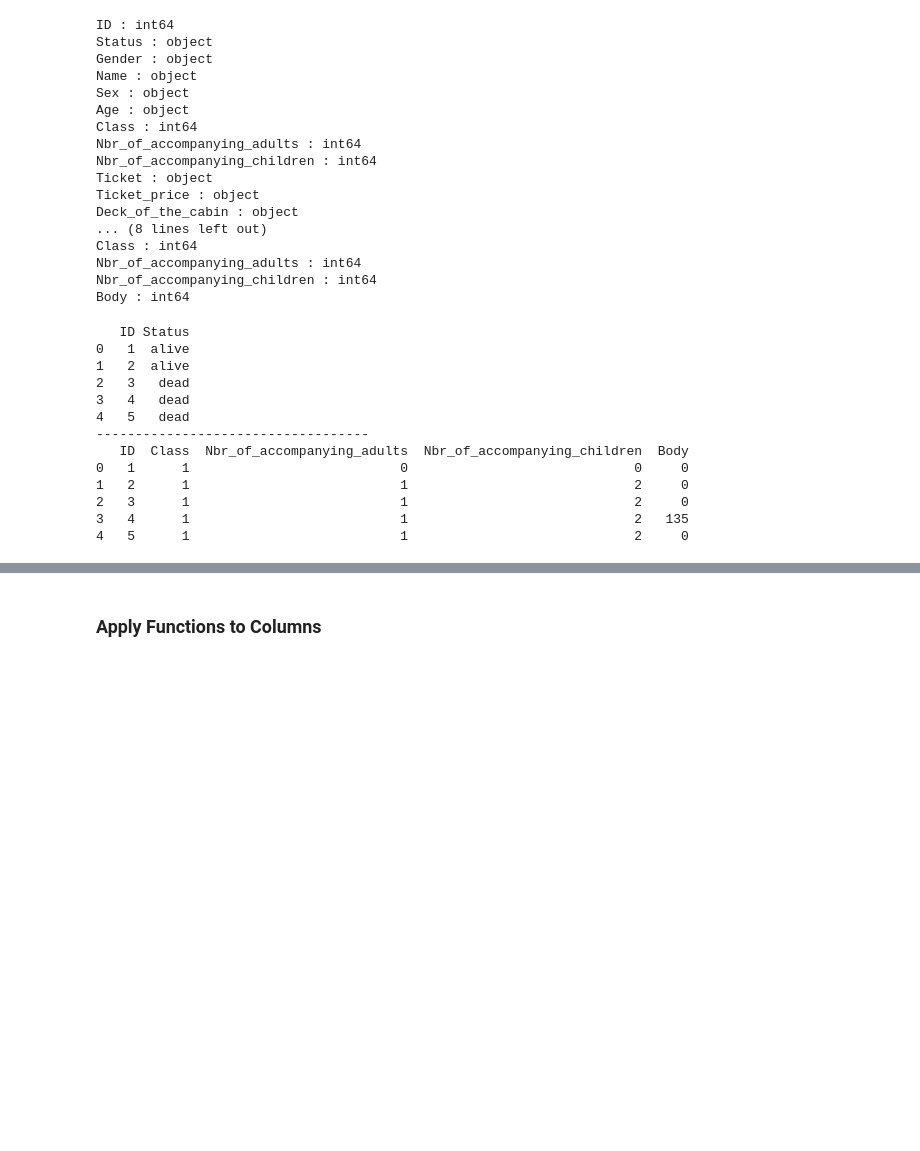
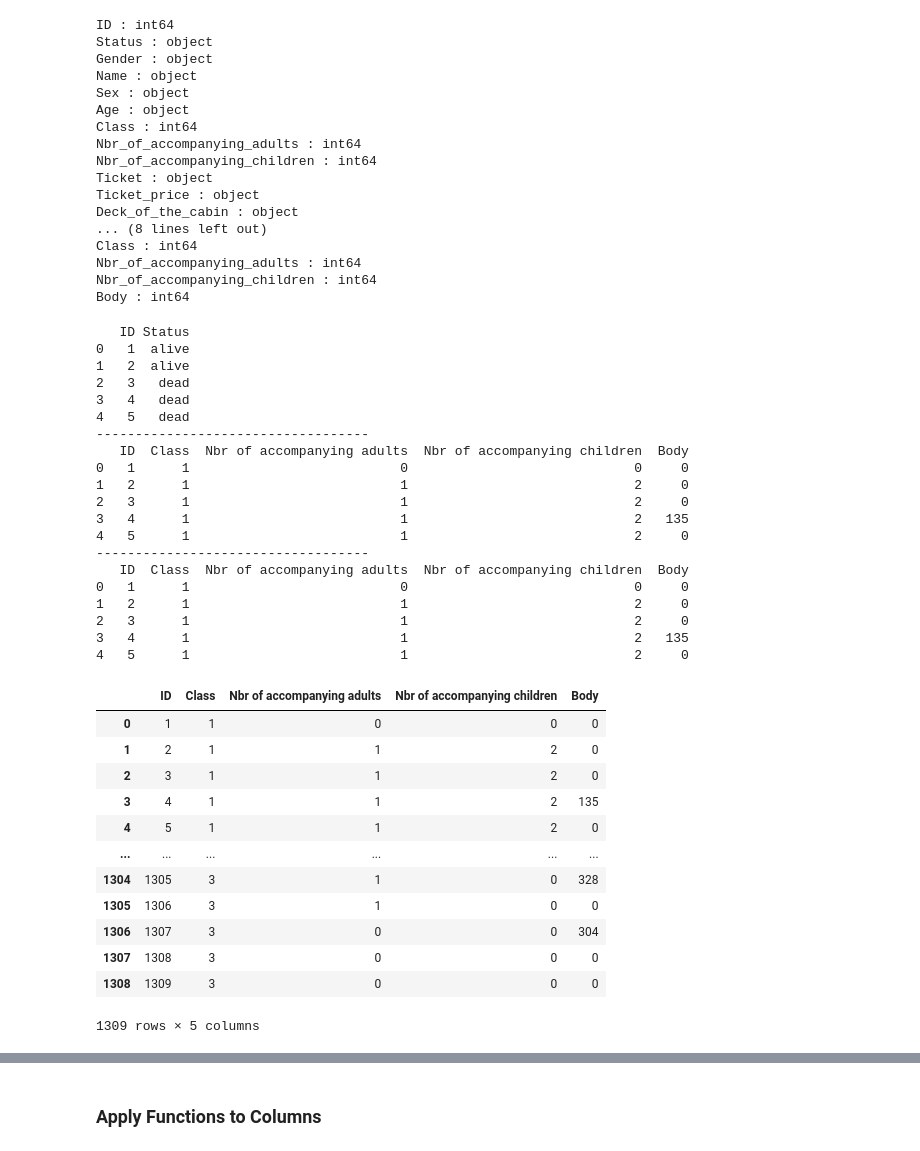
Before and after one commit to OlegBunseki/Python-Tutorials, a Jupyter notebook: Pandas.ipynb, the cells around one changed output, grey strips where cells are left out. Saved outputs shown, nothing was run; the diff lists cells and outputs as text; code cells hidden in the pictures; blank space fills up the shorter version.

```diff
--- a/Pandas.ipynb
+++ b/Pandas.ipynb
@@ -873,6 +968,8 @@ print('-'*35)
 # Select only numeric columns
 num_cols = [col for col in df.columns if df[col].dtype=='int64']
 print(df[num_cols].head())
+print('-'*35)
+print(df.loc[:, df.dtypes == 'int64'].head())
 # %% [output]
    ID Status
 0   1  alive
@@ -881,9 +978,35 @@ print(df[num_cols].head())
 3   4   dead
 4   5   dead
 -----------------------------------
-   ID  Class  Nbr_of_accompanying_adults  Nbr_of_accompanying_children  Body
+   ID  Class  Nbr of accompanying adults  Nbr of accompanying children  Body
 0   1      1                           0                             0     0
 1   2      1                           1                             2     0
 2   3      1                           1                             2     0
 3   4      1                           1                             2   135
 4   5      1                           1                             2     0
+-----------------------------------
+   ID  Class  Nbr of accompanying adults  Nbr of accompanying children  Body
+0   1      1                           0                             0     0
+1   2      1                           1                             2     0
+2   3      1                           1                             2     0
+3   4      1                           1                             2   135
+4   5      1                           1                             2     0
+# %%
+df.select_dtypes(include='int64')
+
+# df.select_dtypes(exclude=['int64','float64'])
+# df.select_dtypes(include='number', exclude='float64')
+# %% [output]
+|  | ID | Class | Nbr of accompanying adults | Nbr of accompanying children | Body |
+| 0 | 1 | 1 | 0 | 0 | 0 |
+| 1 | 2 | 1 | 1 | 2 | 0 |
+| 2 | 3 | 1 | 1 | 2 | 0 |
+| 3 | 4 | 1 | 1 | 2 | 135 |
+| 4 | 5 | 1 | 1 | 2 | 0 |
+| ... | ... | ... | ... | ... | ... |
+| 1304 | 1305 | 3 | 1 | 0 | 328 |
+| 1305 | 1306 | 3 | 1 | 0 | 0 |
+| 1306 | 1307 | 3 | 0 | 0 | 304 |
+| 1307 | 1308 | 3 | 0 | 0 | 0 |
+| 1308 | 1309 | 3 | 0 | 0 | 0 |
+1309 rows × 5 columns
```
Also changed, not shown: parts of 27 cells of this notebook, 17 other files.
